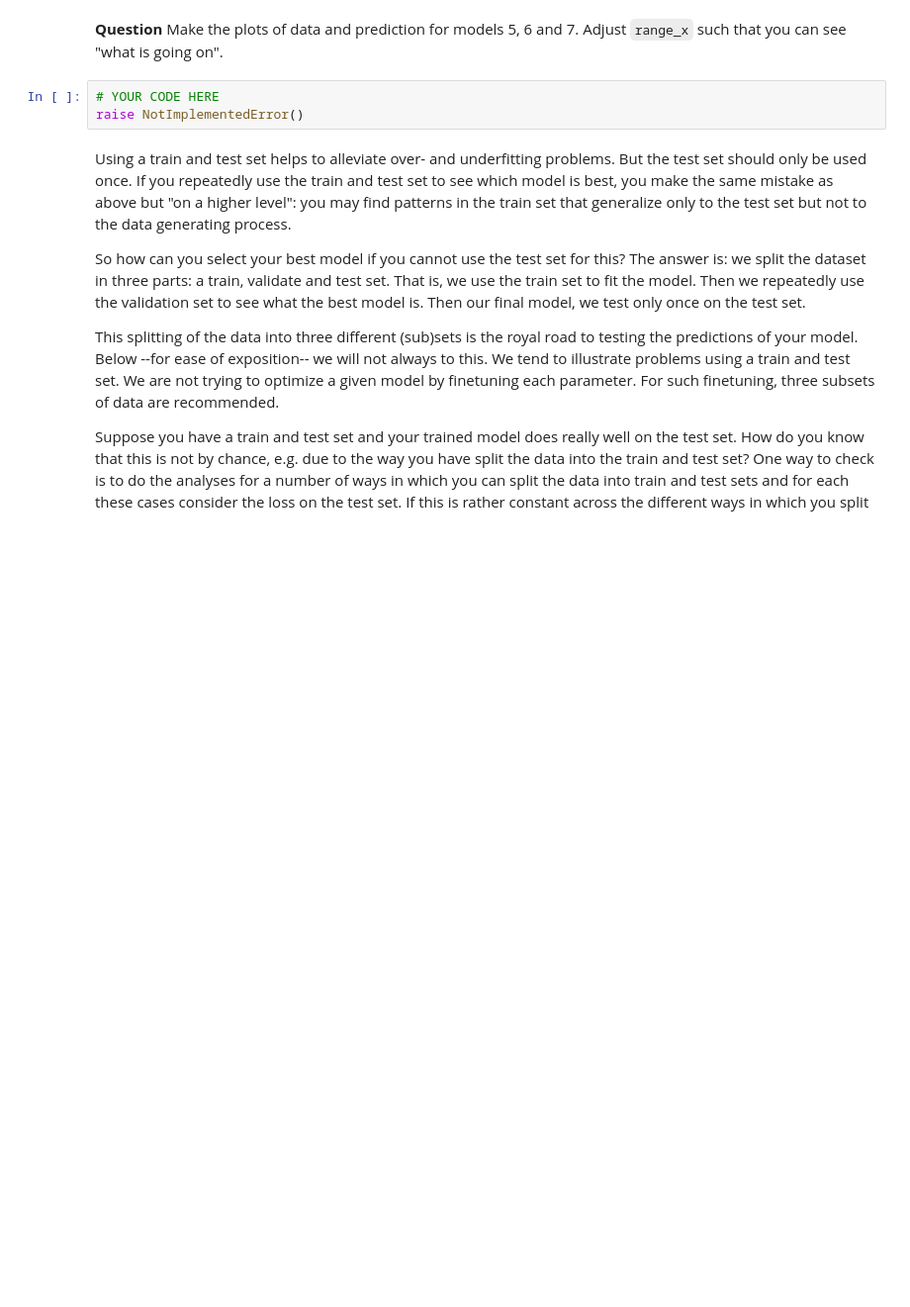
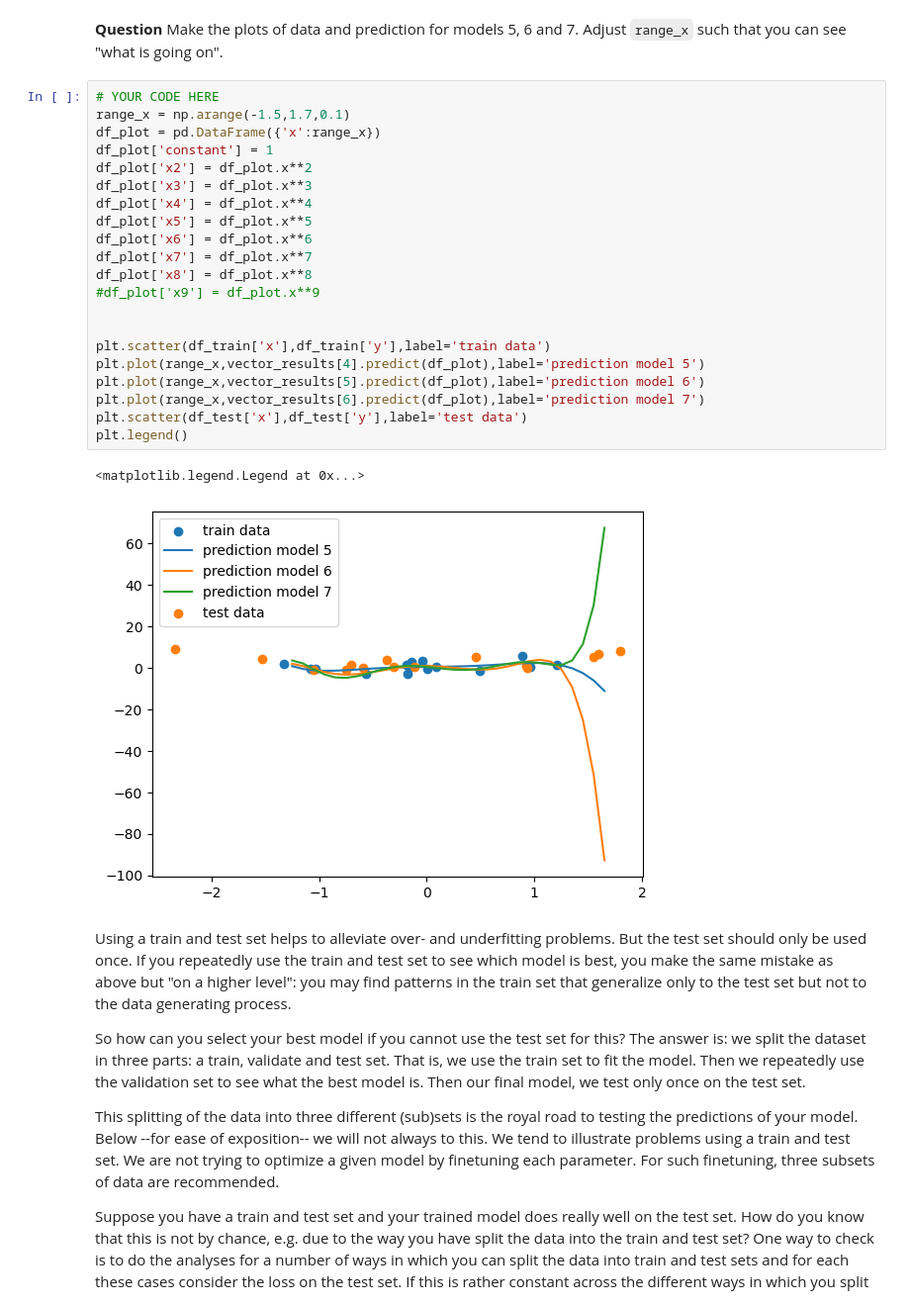
Before and after one commit to cejkiebo/msc_datascience, a Jupyter notebook: Statistical_Hacking.ipynb, the cells around one changed output. Shown at 99% size. Cells and saved outputs as stored; diff of their text form; blank space fills up the shorter version.

```diff
--- a/Statistical_Hacking.ipynb
+++ b/Statistical_Hacking.ipynb
@@ -1682,9 +1694,30 @@ plt.scatter(df_test['x'],df_test['y'],label='test data')
 plt.legend()
 # %% [markdown]
 **Question** Make the plots of data and prediction for models 5, 6 and 7. Adjust `range_x` such that you can see "what is going on".
-# %%
-# YOUR CODE HERE
-raise NotImplementedError()
+# %%
+# YOUR CODE HERE
+range_x = np.arange(-1.5,1.7,0.1)
+df_plot = pd.DataFrame({'x':range_x})
+df_plot['constant'] = 1
+df_plot['x2'] = df_plot.x**2
+df_plot['x3'] = df_plot.x**3
+df_plot['x4'] = df_plot.x**4
+df_plot['x5'] = df_plot.x**5
+df_plot['x6'] = df_plot.x**6
+df_plot['x7'] = df_plot.x**7
+df_plot['x8'] = df_plot.x**8
+#df_plot['x9'] = df_plot.x**9
+
+
+plt.scatter(df_train['x'],df_train['y'],label='train data')
+plt.plot(range_x,vector_results[4].predict(df_plot),label='prediction model 5')
+plt.plot(range_x,vector_results[5].predict(df_plot),label='prediction model 6')
+plt.plot(range_x,vector_results[6].predict(df_plot),label='prediction model 7')
+plt.scatter(df_test['x'],df_test['y'],label='test data')
+plt.legend()
+# %% [output]
+<matplotlib.legend.Legend at 0x...>
+[figure, added]
 # %% [markdown]
 Using a train and test set helps to alleviate over- and underfitting problems. But the test set should only be used once. If you repeatedly use the train and test set to see which model is best, you make the same mistake as above but "on a higher level": you may find patterns in the train set that generalize only to the test set but not to the data generating process.
 
```
Also changed, not shown: parts of 2 cells of this notebook.
